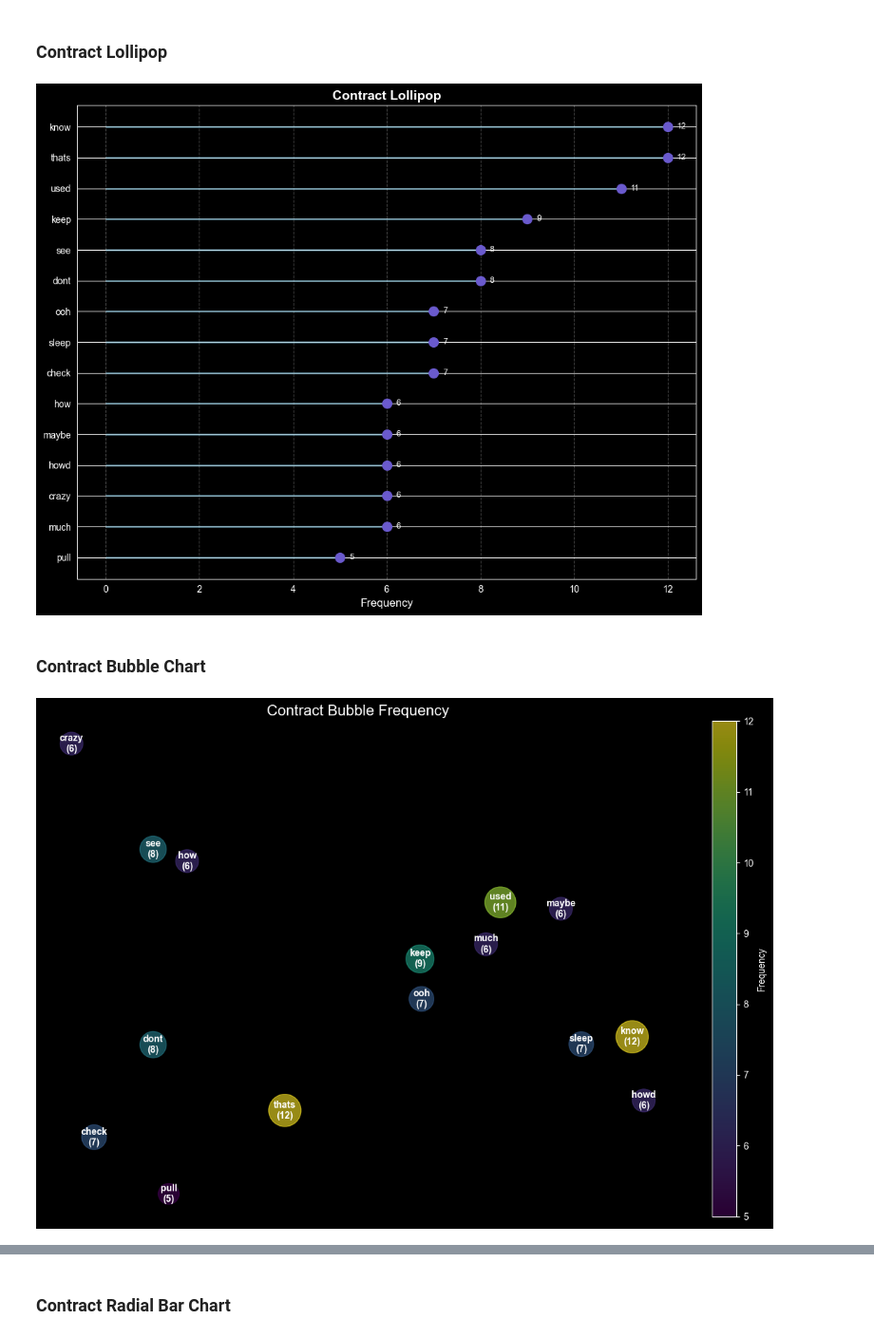
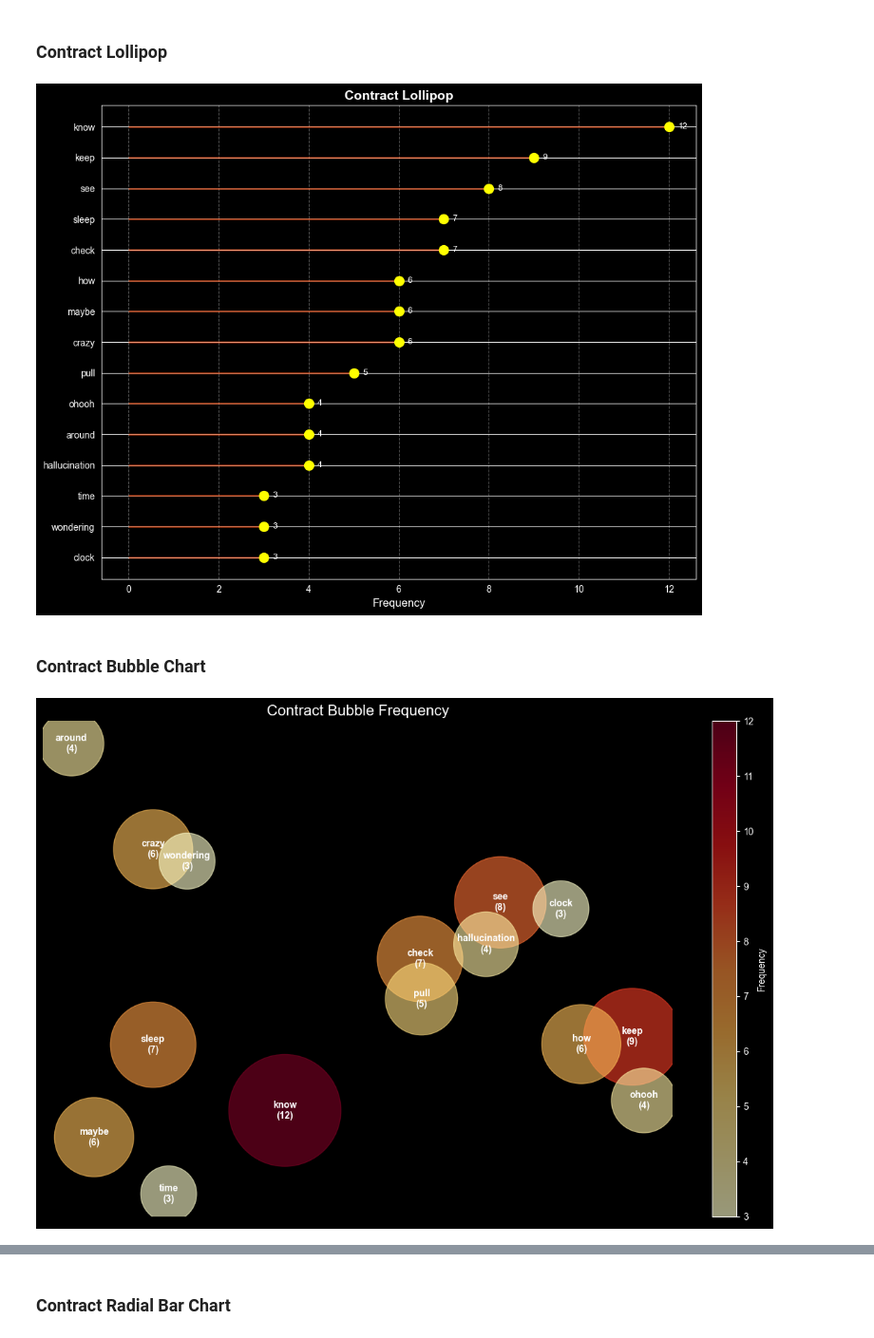
Before and after one commit to MeredithClikkie/torchbearerlab.github.io, a Jupyter notebook: Contract.ipynb, the cells around one changed output, grey strips where cells are left out. Shown at 95% size. Drawn from its saved outputs; the diff is of its cells as text; code cells hidden in the pictures.

```diff
--- a/Contract.ipynb
+++ b/Contract.ipynb
@@ -23,7 +23,8 @@ stop_words = [
     "but", "if", "or", "because", "as", "until", "while", "of", "at", "by",
     "for", "with", "about", "against", "between", "into", "through", "during",
     "before", "after", "above", "below", "to", "from", "up", "down", "in",
-    "out", "on", "off", "over", "under", "again", "further", "then", "once"
+    "out", "on", "off", "over", "under", "again", "further", "then", "once",
+    "not", "no", "yes", "so", "can", "just", "dont", "yeah", "let", "im", "ah", "want", "like", "ive", "all", "ooh", "ill", "even", "forforforforforfor", "yeahyeahyeahyeah", "daisychained" "thats", "there", "thats", "used", "howd", "much", "hell"
 ]
 
 # Function to remove stop words from a string
@@ -31,10 +32,6 @@ def remove_stopwords(text):
     words = text.split()
     filtered_words = [word for word in words if word.lower() not in stop_words]
     return " ".join(filtered_words)
-
-# Apply to your column
-# df1=filtered_df.copy()
-# df1['unique'] = df1['unique'].apply(remove_stopwords)
 
 lyrics = """  I check the doors, check the windows and pull the blinds
  I check the clock, wondering what he'll pull this time
@@ -51,7 +48,7 @@ lyrics = """  I check the doors, check the windows and pull the blinds
  Wake up and I find out, did a change up
  Wait, did it change up?
  Is it light out yet? Better find out, bet
- I'ma walk around the edge of the room and the bed
+ I'm a walk around the edge of the room and the bed
  Where I hide my face, pace around
  Better try to breathe, pace around, pace around
 
@@ -142,10 +158,10 @@ df_counts = df_counts.sort_values(by='Count', ascending=True)
 plt.figure(figsize=(10, 8))
 
 # Draw the "stems" (horizontal lines)
-plt.hlines(y=df_counts['Word'], xmin=0, xmax=df_counts['Count'], color='skyblue', alpha=0.5, linewidth=2)
+plt.hlines(y=df_counts['Word'], xmin=0, xmax=df_counts['Count'], color='orangered', alpha=0.5, linewidth=2)
 
 # Draw the "candies" (the dots)
-plt.plot(df_counts['Count'], df_counts['Word'], "o", markersize=10, color='slateblue')
+plt.plot(df_counts['Count'], df_counts['Word'], "o", markersize=10, color='yellow')
 
 # 3. Styling
 plt.xlabel('Frequency', fontsize=12)
@@ -162,7 +178,7 @@ plt.tight_layout()
 plt.savefig('contract_lollipop.png')
 plt.show()
 # %% [output]
-[figure, old version]
+[figure, new version]
 # %% [markdown]
 ### Contract Bubble Chart
 # %%
@@ -180,34 +196,34 @@ plt.figure(figsize=(12, 8))
 
 # s= size of bubbles (multiplied by a factor to make them visible)
 # c= color (can be mapped to the count)
 scatter = plt.scatter(
     df_counts['x'],
     df_counts['y'],
-    s=df_counts['Count'] * 100,  # Adjust the multiplier (100) based on your data scale
+    s=df_counts['Count'] * 1200,  # Adjust the multiplier (100) based on your data scale
     c=df_counts['Count'],
-    cmap='viridis',
+    cmap='YlOrRd',
     alpha=0.6,
 )
 
 # 4. Add the word labels inside or near the bubbles
 for i, row in df_counts.iterrows():
     plt.annotate(
         f"{row['Word']}\n({row['Count']})",
         (row['x'], row['y']),
         ha='center',
         va='center',
         fontsize=10,
         fontweight='bold'
     )
 
 # 5. Styling
 plt.title('Contract Bubble Frequency', fontsize=16)
 plt.axis('off') # Hide axes for a cleaner "cloud" look
 plt.colorbar(scatter, label='Frequency') # Optional: adds a color scale legend
 
 plt.tight_layout()
 plt.savefig('Contract_bubble.png')
 plt.show()
 # %% [output]
-[figure, old version]
+[figure, new version]
 # %% [markdown]
```
Also changed, not shown: parts of 8 cells of this notebook, 5 other files.
